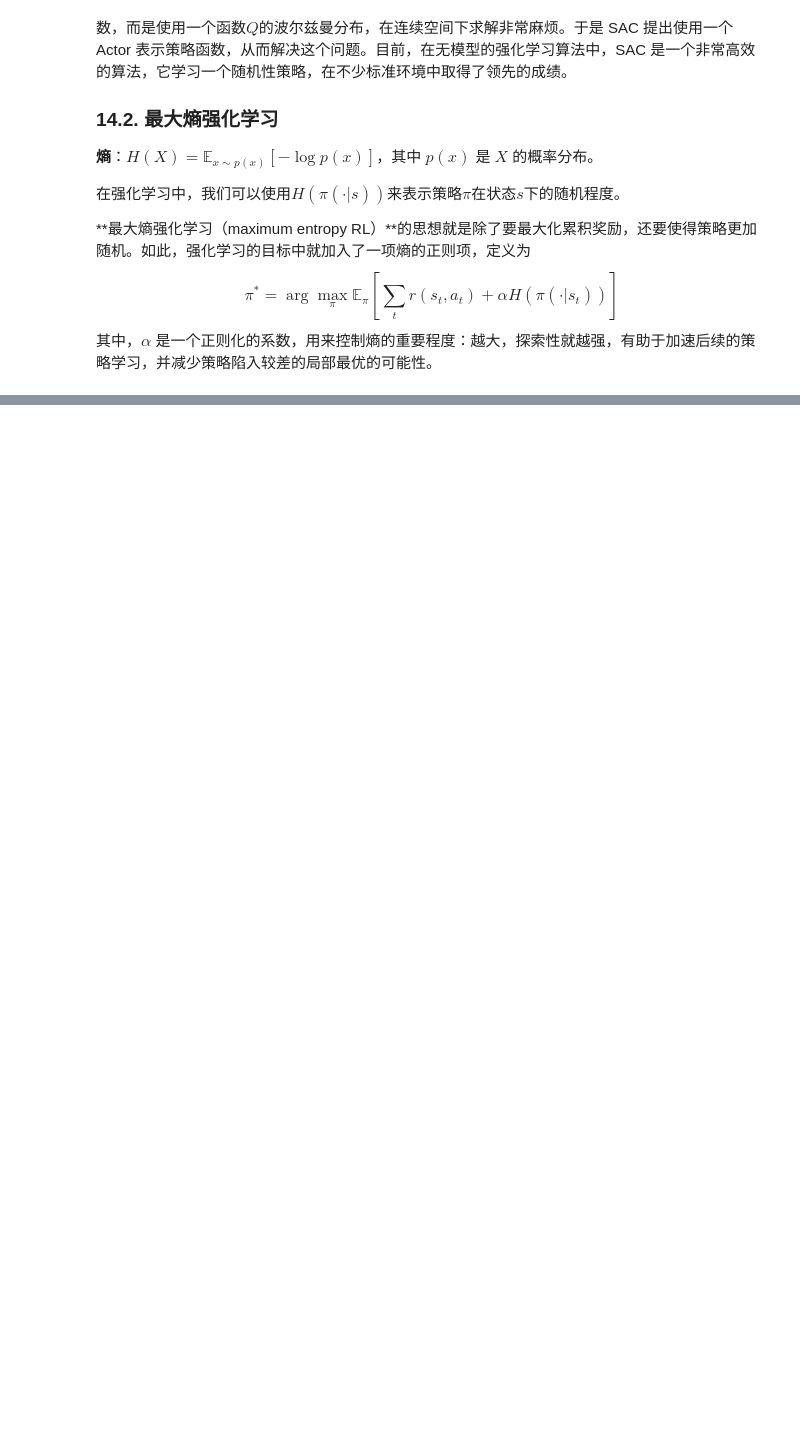
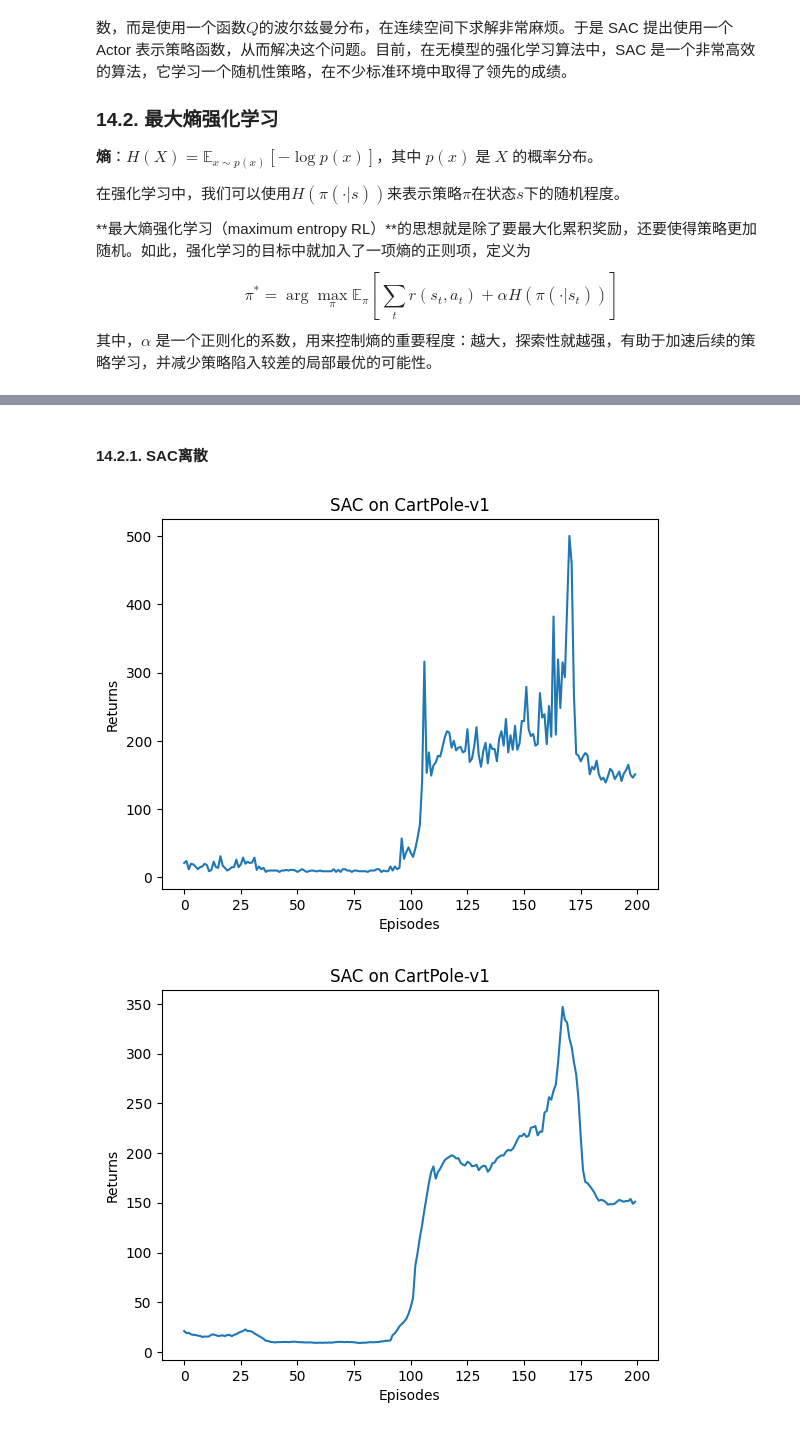
Before and after one commit to lanceyliao/Hands-on-RL, a Jupyter notebook: 合集.ipynb, the cells around one changed output, grey strips where cells are left out. Drawn from its saved outputs; the diff is of its cells as text; code cells hidden in the pictures; blank space fills up the shorter version.

```diff
--- a/合集.ipynb
+++ b/合集.ipynb
@@ -3133,12 +3134,10 @@ class TRPOContinuous(TRPO):
         self.alpha = alpha  # 线性搜索参数
         self.device = device
 
+        self.take_action_super = MethodType(ActorCritic.take_action, self)
+
     def take_action(self, s):  # 根据动作概率分布随机采样
-        s = torch.tensor([s], dtype=torch.float).to(self.device)
-        mu, std = self.actor(s)  # 拿到该状态下，均值和标准差
-        a_dist = torch.distributions.Normal(mu, std)  #   配置 好采样的概率
-        action = a_dist.sample()  # 对该状态下，所有的动作采样，采样的分布是高斯分布
-        return [action.item()]  # 返回采样的动作值，也就是力矩的大小
+        return [self.take_action_super(s)]  # 返回采样的动作值，也就是力矩的大小
 
     # old_a_dists 在传入前已经detach了，不需要反向传播求梯度，是KL散度的梯度
     def hessian_matrix_vector_product(self, S, old_a_dists, vector, damping=0.1):
@@ -3706,7 +3707,8 @@ s_dim = env.observation_space.shape[0]
 a_dim = env.action_space.shape[0]
 a_bound = env.action_space.high[0]  # 动作最大值
 agent = DDPG(s_dim, neu_dim, a_dim, a_bound, sigma, actor_lr, critic_lr, tau, gamma, device)
-return_list, allimage = rl_utils.train_off_policy_agent(env, agent, num_episodes, replay_buffer, minimal_size, batch_size)
+return_list, allimage = rl_utils.train_off_policy_agent(env, agent, num_episodes, replay_buffer, minimal_size,
+                                                        batch_size)
 imageio.mimsave(r'chapter13.gif', allimage, duration=10)
 # %%
 episodes_list = list(range(len(return_list)))
@@ -3821,0 +4011,20 @@ $$
+# %% [markdown]
+#### 14.2.1. SAC离散
+# %%
+## 构造智能体 agent 的大脑，也就是输入状态，返回该状态下，选择每个动作的概率
+## 输入是状态的，也就是 (车子center-point的坐标，车子的速度，杆的竖直角度，杆的角速度)
+## 返回值应该是2 dim
+class PolicyNet(Qnet):
+    '''
+    与REINFORCE中的PolicyNet相同
+    '''
+
+    def forward(self, x):
+        return F.softmax(super().forward(x), dim=1)  # 返回该状态下，选择的动作的概率
+
+
+## 构造智能体 agent 的大脑，也就是输入状态，返回该状态下，每个动作的动作价值
+## 输入是状态的，也就是 (车子center-point的坐标，车子的速度，杆的竖直角度，杆的角速度)
+## 返回值应该是2 dim
+class QValueNet(Qnet):
+    pass
@@ -3821,0 +4175,17 @@ $$
+# %%
+episodes_list = list(range(len(return_list)))
+plt.plot(episodes_list, return_list)
+plt.xlabel('Episodes')
+plt.ylabel('Returns')
+plt.title(f'{agent.__class__.__name__} on {env_name}')
+plt.show()
+
+mv_return = rl_utils.moving_average(return_list, 9)
+plt.plot(episodes_list, mv_return)
+plt.xlabel('Episodes')
+plt.ylabel('Returns')
+plt.title(f'{agent.__class__.__name__} on {env_name}')
+plt.show()
+# %% [output]
+[figure, added]
+[figure, added]
```
Also changed, not shown: parts of 10 cells of this notebook, 4 other files.
